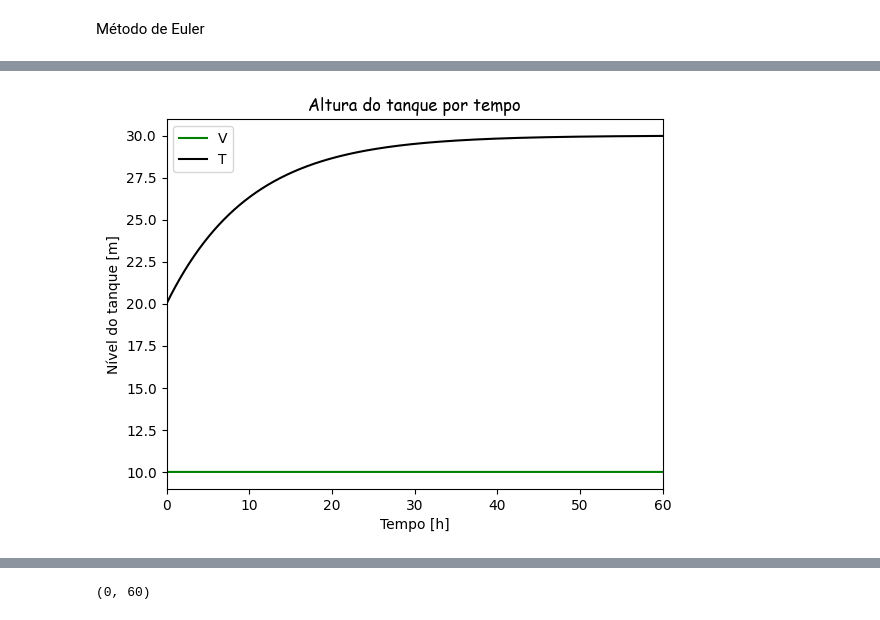
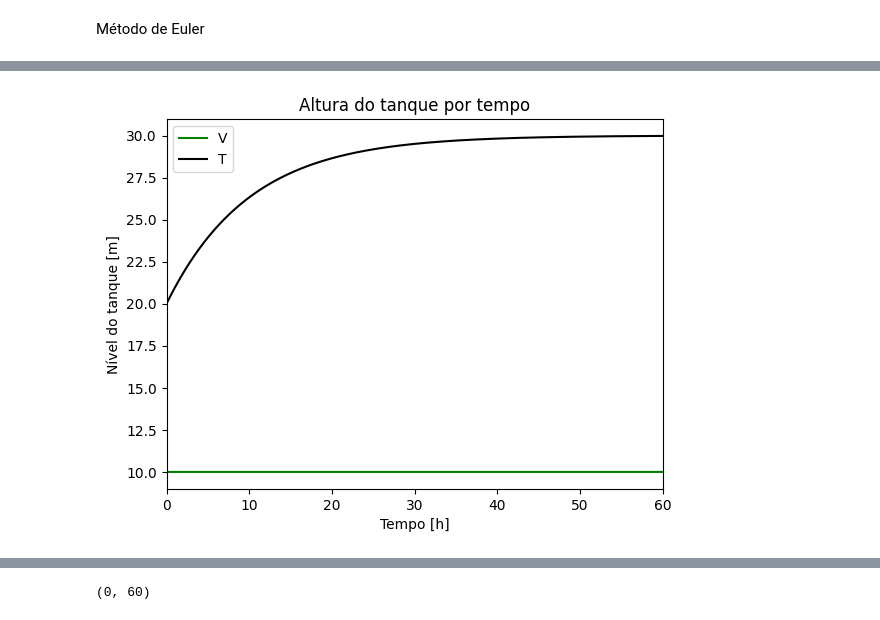
Before and after one commit to gilberto-ribeiro/python-projects, a Jupyter notebook: lista_eq502.ipynb, the cells around one changed output, grey strips where cells are left out. Saved outputs shown, nothing was run; the diff lists cells and outputs as text; code cells hidden in the pictures.

```diff
--- a/lista_eq502.ipynb
+++ b/lista_eq502.ipynb
@@ -284,15 +308,15 @@ x, y = rk4(f, [10, 20+273.15], (0, 60), 5000)
 # %%
 fig, ax = plt.subplots()
 ax.plot(x, y[0], label='V', c='g')
 ax.plot(x, y[1]-273.15, label='T', c='k')
 ax.set_xlabel('Tempo [h]')
 ax.set_ylabel('Nível do tanque [m]')
-ax.set_title('Altura do tanque por tempo', family='cursive')
+ax.set_title('Altura do tanque por tempo')
 ax.set_xlim((0, 60))
 ax.legend()
 plt.show()
 # %% [output]
-[figure, old version]
+[figure, new version]
 # %%
 def edo3_7(x, y):
     t = x
```
Also changed, not shown: parts of 4 cells of this notebook.
